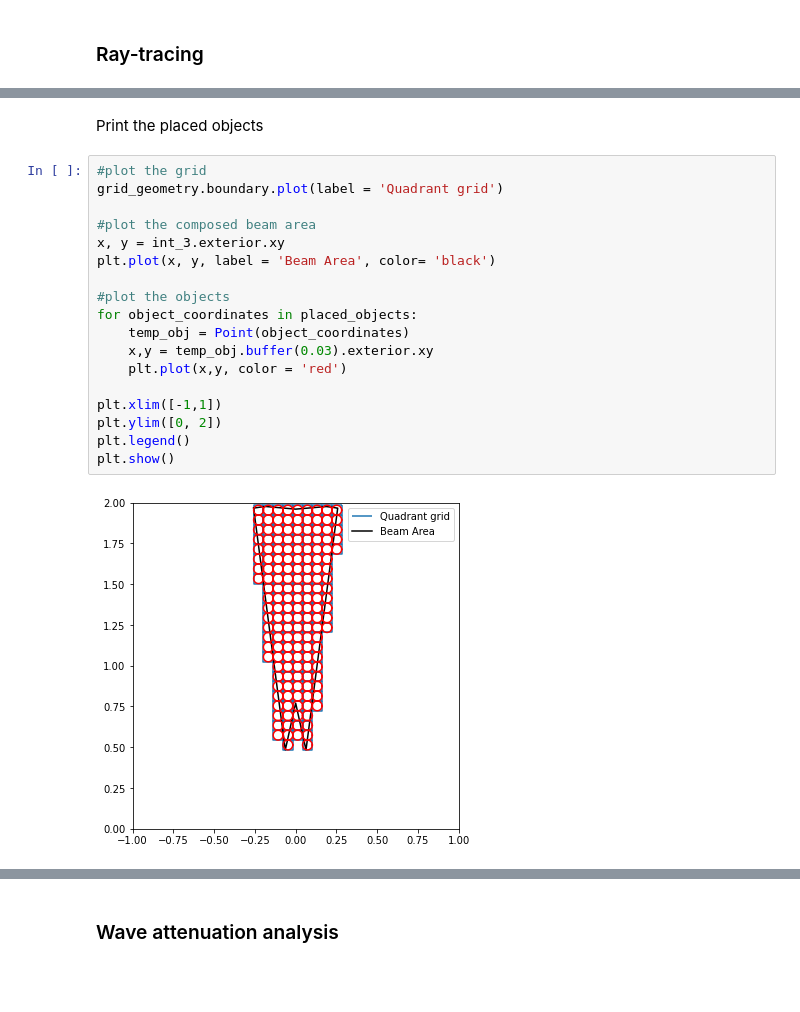
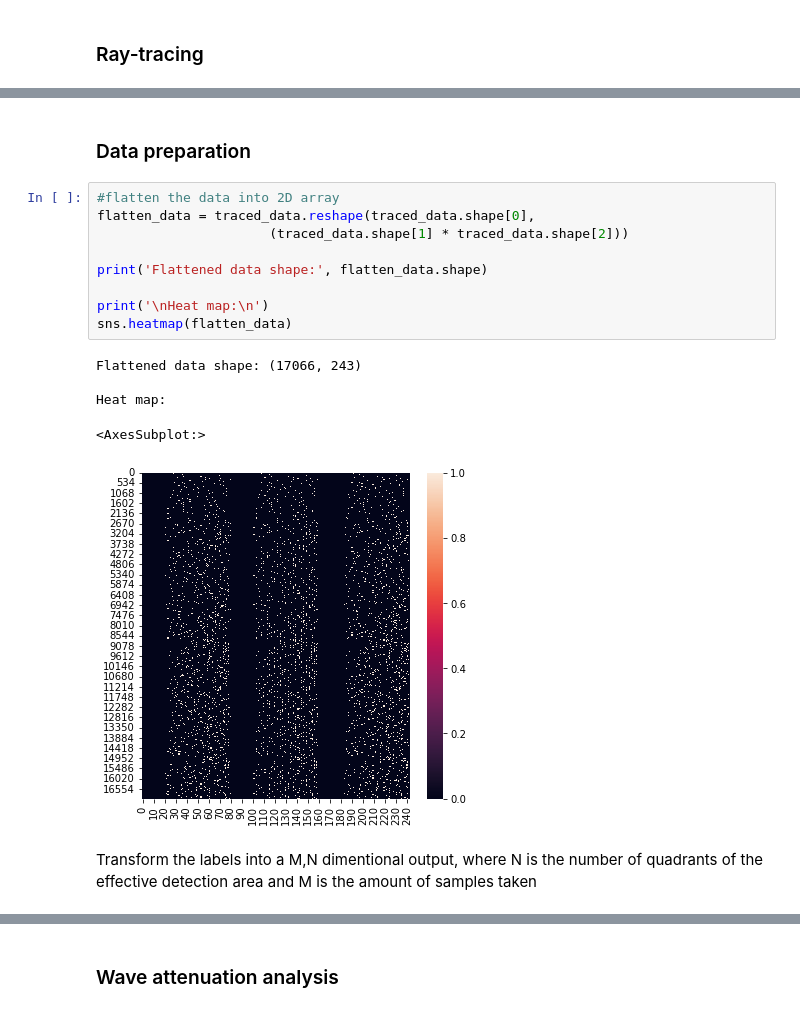
Before and after one commit to Juanpmartinez180/Data-Science-Projects, a Jupyter notebook: ultrasonic_radar/data_generation.ipynb, the cells around one changed output, grey strips where cells are left out. Cells and saved outputs as stored; diff of their text form; blank space fills up the shorter version.

```diff
--- a/ultrasonic_radar/data_generation.ipynb
+++ b/ultrasonic_radar/data_generation.ipynb
@@ -367,22 +425,19 @@ plt.show()
+# %% [markdown]
+### Data preparation
+# %%
+#flatten the data into 2D array
+flatten_data = traced_data.reshape(traced_data.shape[0],
+                      (traced_data.shape[1] * traced_data.shape[2]))
+
+print('Flattened data shape:', flatten_data.shape)
+
+print('\nHeat map:\n')
+sns.heatmap(flatten_data)
+# %% [output]
+Flattened data shape: (17066, 243)
+
+Heat map:
+<AxesSubplot:>
+[figure, added]
 # %% [markdown]
-Print the placed objects
+Transform the labels into a M,N dimentional output, where N is the number of quadrants of the effective detection area and M is the amount of samples taken
-# %%
-#plot the grid
-grid_geometry.boundary.plot(label = 'Quadrant grid')
-
-#plot the composed beam area
-x, y = int_3.exterior.xy
-plt.plot(x, y, label = 'Beam Area', color= 'black')
-
-#plot the objects
-for object_coordinates in placed_objects:
-    temp_obj = Point(object_coordinates)
-    x,y = temp_obj.buffer(0.03).exterior.xy
-    plt.plot(x,y, color = 'red')
-
-plt.xlim([-1,1])
-plt.ylim([0, 2])
-plt.legend()
-plt.show()
-# %% [output]
-[figure, removed]
```
Also changed, not shown: parts of 35 cells of this notebook, 12 other files.
